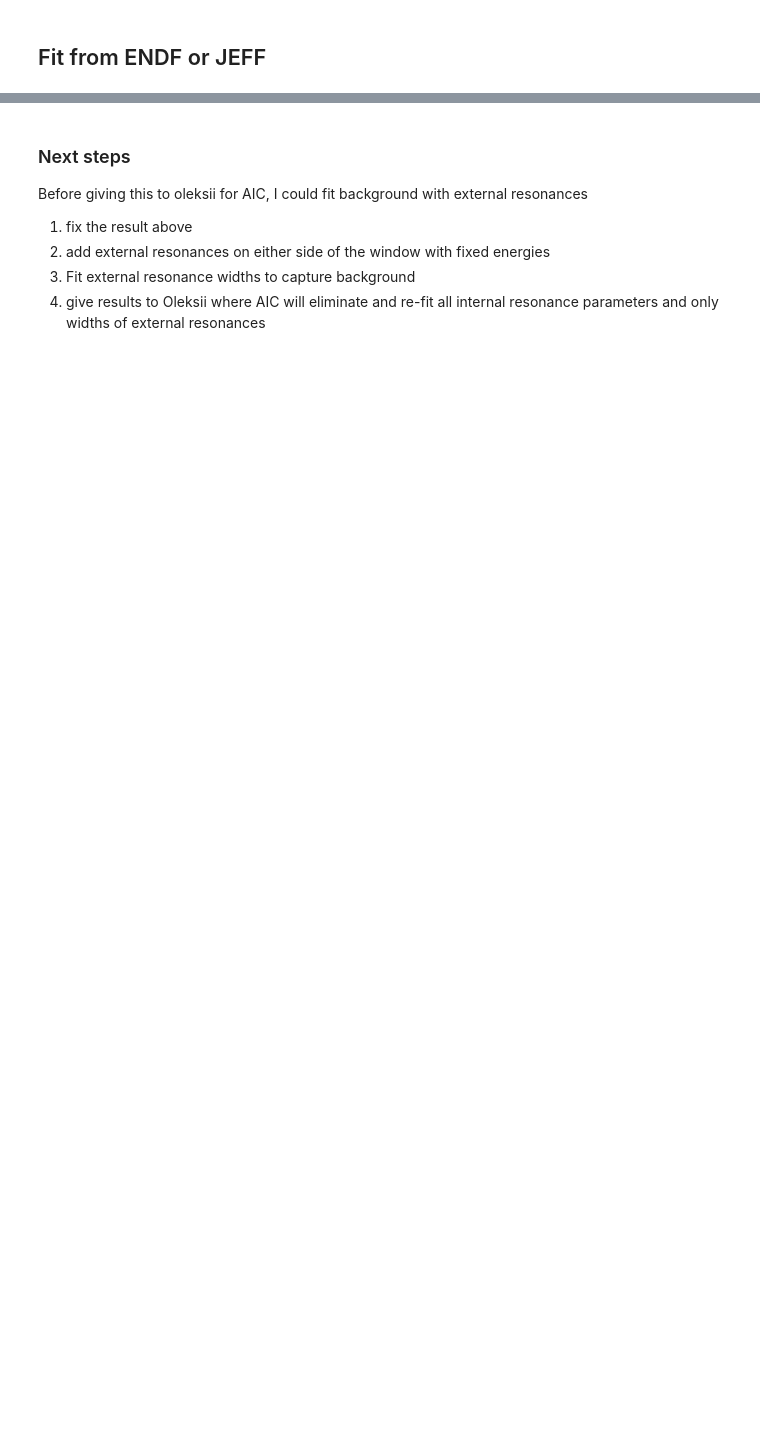
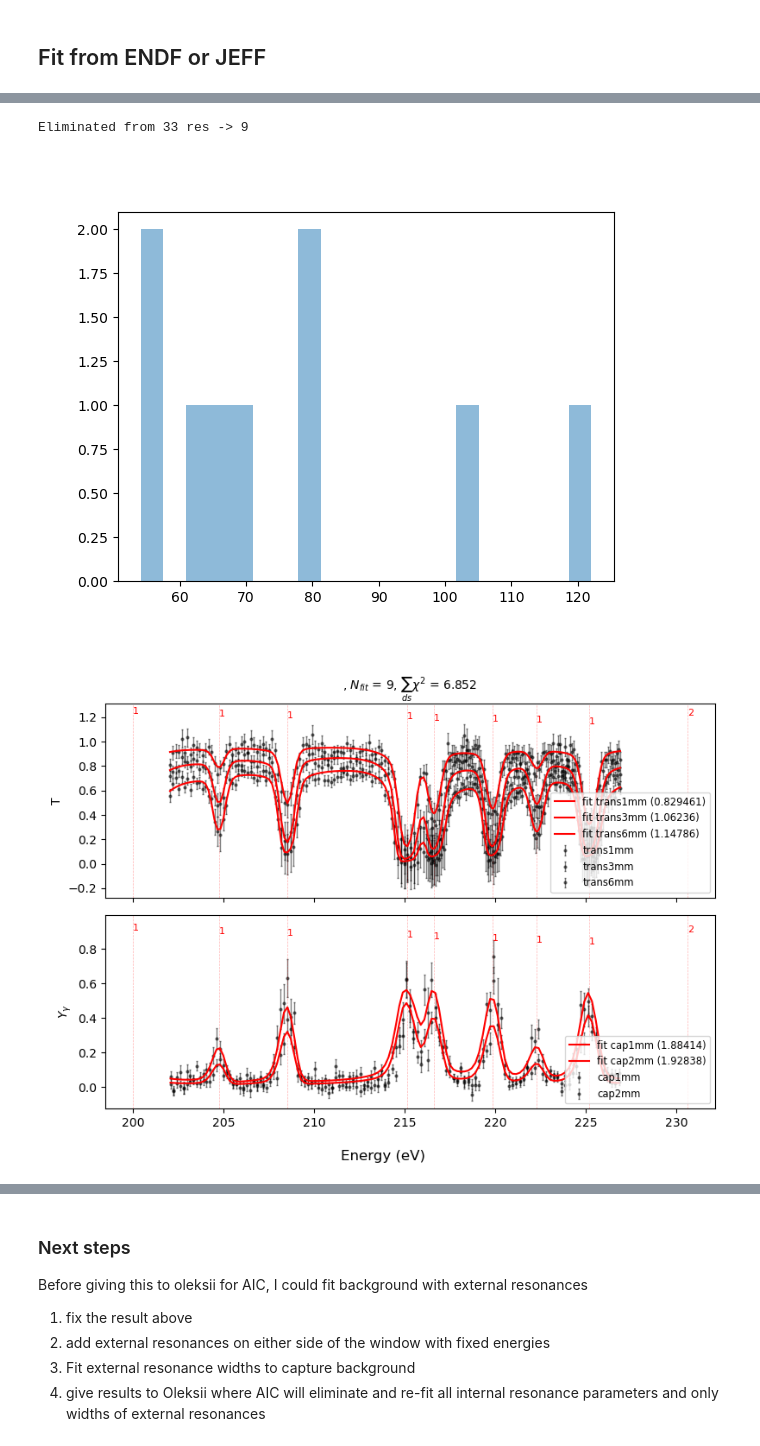
Before and after one commit to Naww137/ATARI, a Jupyter notebook: examples/Ta181_Analysis/AutoFitTa181.ipynb, the cells around one changed output, grey strips where cells are left out. Drawn from its saved outputs; the diff is of its cells as text; code cells hidden in the pictures; blank space fills up the shorter version.

```diff
--- a/examples/Ta181_Analysis/AutoFitTa181.ipynb
+++ b/examples/Ta181_Analysis/AutoFitTa181.ipynb
@@ -751,0 +701,29 @@ jeff_parameters
+# %%
+print(f'Eliminated from {history.ladder_IN.shape[0]} res -> {history.ladder_OUT.shape[0]}')
+minkey = min(history.elimination_history.keys())
+
+sammyOUT_elim = history.elimination_history[minkey+1]['selected_ladder_chars']
+
+figure()
+# _ = plt.hist(np.log10(sammyOUT_elim.par_post.Gn1), bins=20, label="Gn1")
+_= plt.hist(sammyOUT_elim.par_post.Gg, bins=20, label="Gg", alpha=0.5)
+
+fig = plot_datafits(datasets, experiments,
+    fits=sammyOUT_elim.pw_post,
+    fits_chi2=sammyOUT_elim.chi2n_post,
+    priors=[], priors_chi2=[],
+    # true=datasets,
+    true_chi2=[],
+    # true_pars = true_ladder,
+    # prior_pars = pd.DataFrame(),
+    fit_pars = sammyOUT_elim.par_post,
+    # title: str = '',
+    show_spingroups = True,
+    fig_size = (8,6)
+)
+
+fig.tight_layout()
+# %% [output]
+Eliminated from 33 res -> 9
+[figure, added]
+[figure, added]
```
Also changed, not shown: parts of 57 cells of this notebook, 3 other files.
